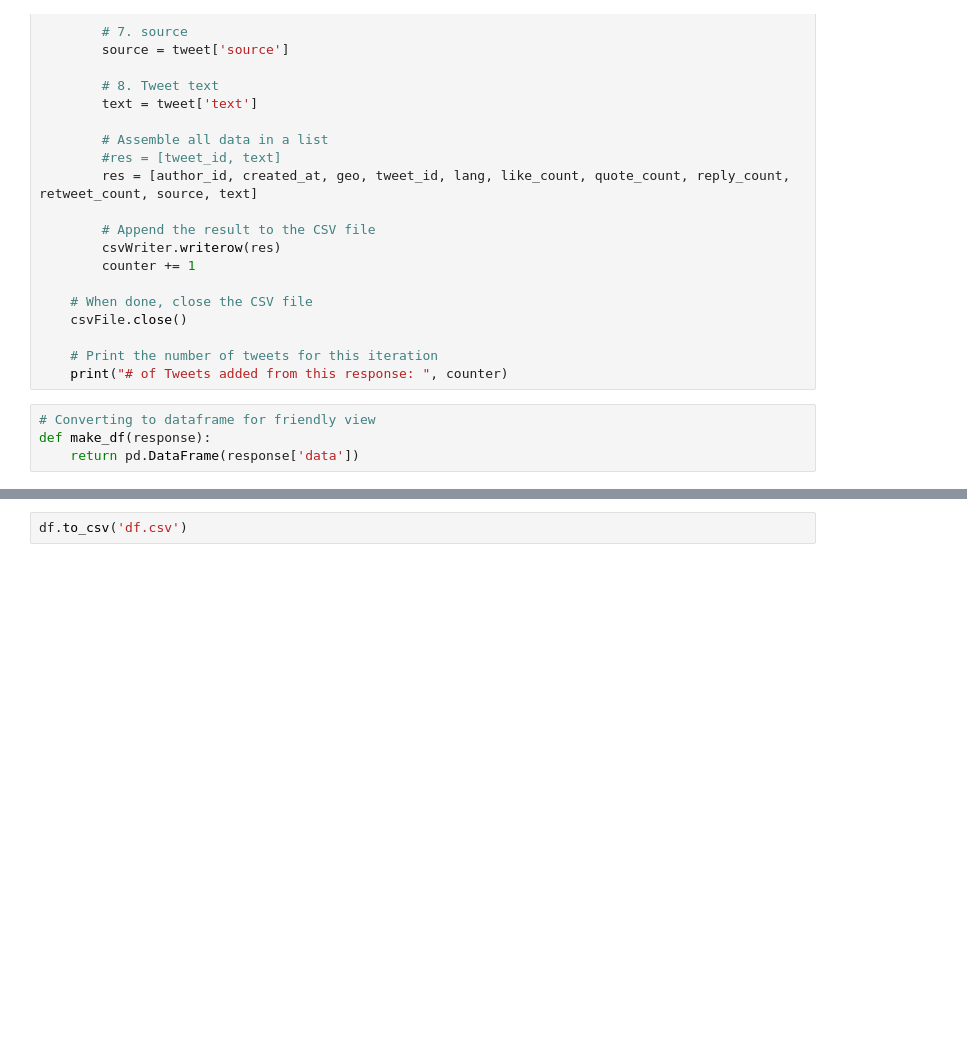
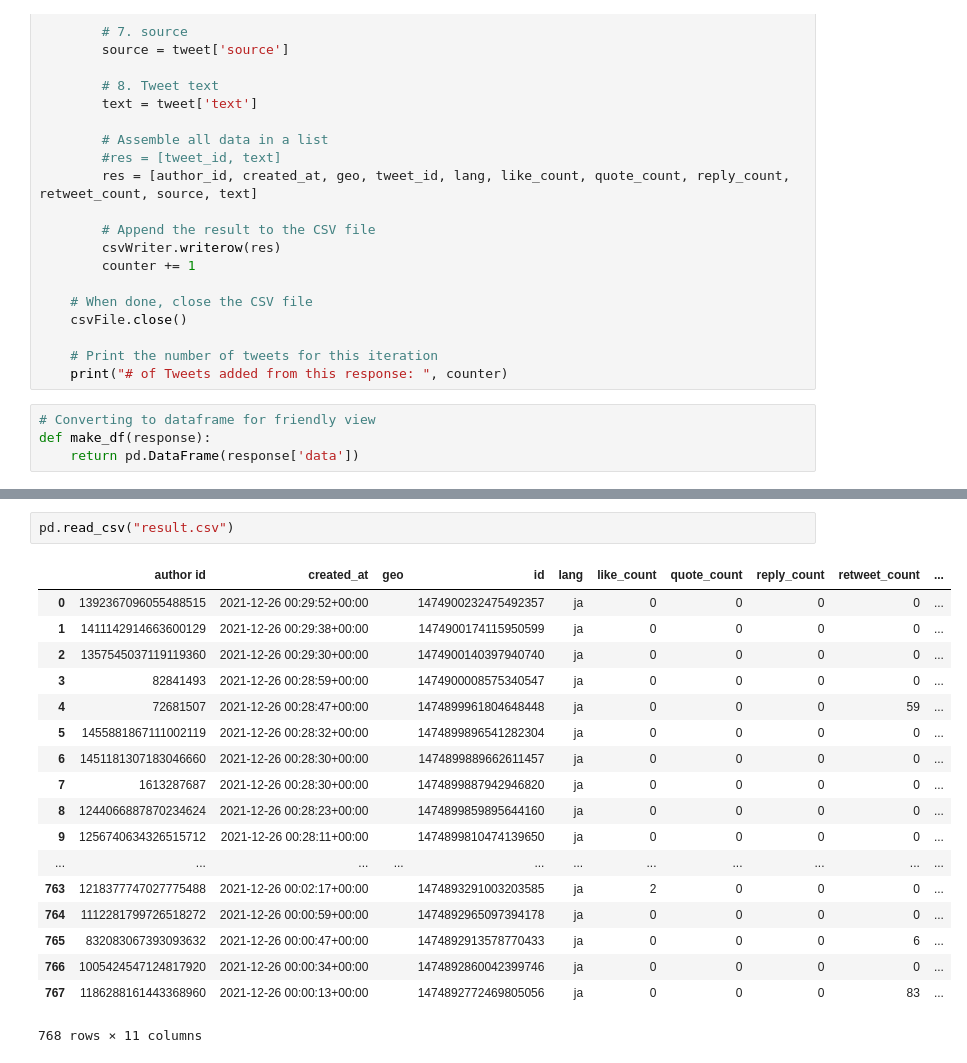
Before and after one commit to shougees/TwitterAPIv2Search, a Jupyter notebook: TwitterAPIv2KeywordSearch.ipynb, the cells around one changed output, grey strips where cells are left out. Saved outputs shown, nothing was run; the diff lists cells and outputs as text; blank space fills up the shorter version.

Commit message:
replace df with read csv function

```diff
--- a/TwitterAPIv2KeywordSearch.ipynb
+++ b/TwitterAPIv2KeywordSearch.ipynb
@@ -240,2 +206,21 @@ Total number of results:  46
-# %%
-df.to_csv('df.csv')
+# %%
+pd.read_csv("result.csv")
+# %% [output]
+|  | author id | created_at | geo | id | lang | like_count | quote_count | reply_count | retweet_count | ... |
+| 0 | 1392367096055488515 | 2021-12-26 00:29:52+00:00 |  | 1474900232475492357 | ja | 0 | 0 | 0 | 0 | ... |
+| 1 | 1411142914663600129 | 2021-12-26 00:29:38+00:00 |  | 1474900174115950599 | ja | 0 | 0 | 0 | 0 | ... |
+| 2 | 1357545037119119360 | 2021-12-26 00:29:30+00:00 |  | 1474900140397940740 | ja | 0 | 0 | 0 | 0 | ... |
+| 3 | 82841493 | 2021-12-26 00:28:59+00:00 |  | 1474900008575340547 | ja | 0 | 0 | 0 | 0 | ... |
+| 4 | 72681507 | 2021-12-26 00:28:47+00:00 |  | 1474899961804648448 | ja | 0 | 0 | 0 | 59 | ... |
+| 5 | 1455881867111002119 | 2021-12-26 00:28:32+00:00 |  | 1474899896541282304 | ja | 0 | 0 | 0 | 0 | ... |
+| 6 | 1451181307183046660 | 2021-12-26 00:28:30+00:00 |  | 1474899889662611457 | ja | 0 | 0 | 0 | 0 | ... |
+| 7 | 1613287687 | 2021-12-26 00:28:30+00:00 |  | 1474899887942946820 | ja | 0 | 0 | 0 | 0 | ... |
+| 8 | 1244066887870234624 | 2021-12-26 00:28:23+00:00 |  | 1474899859895644160 | ja | 0 | 0 | 0 | 0 | ... |
+| 9 | 1256740634326515712 | 2021-12-26 00:28:11+00:00 |  | 1474899810474139650 | ja | 0 | 0 | 0 | 0 | ... |
+| ... | ... | ... | ... | ... | ... | ... | ... | ... | ... | ... |
+| 763 | 1218377747027775488 | 2021-12-26 00:02:17+00:00 |  | 1474893291003203585 | ja | 2 | 0 | 0 | 0 | ... |
+| 764 | 1112281799726518272 | 2021-12-26 00:00:59+00:00 |  | 1474892965097394178 | ja | 0 | 0 | 0 | 0 | ... |
+| 765 | 832083067393093632 | 2021-12-26 00:00:47+00:00 |  | 1474892913578770433 | ja | 0 | 0 | 0 | 6 | ... |
+| 766 | 1005424547124817920 | 2021-12-26 00:00:34+00:00 |  | 1474892860042399746 | ja | 0 | 0 | 0 | 0 | ... |
+| 767 | 1186288161443368960 | 2021-12-26 00:00:13+00:00 |  | 1474892772469805056 | ja | 0 | 0 | 0 | 83 | ... |
+768 rows × 11 columns
```
Also changed, not shown: parts of 4 cells of this notebook.
